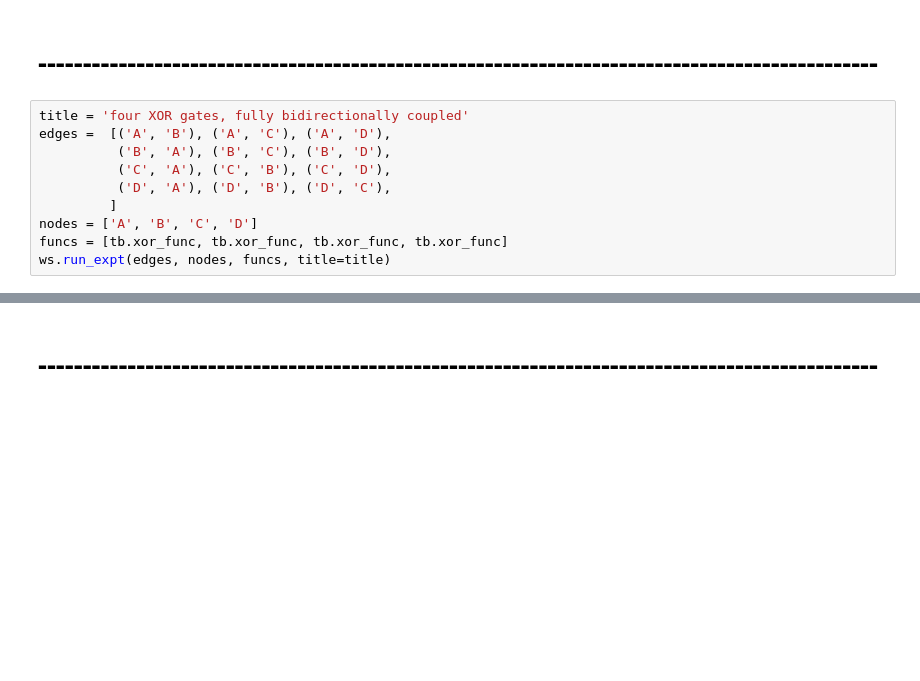
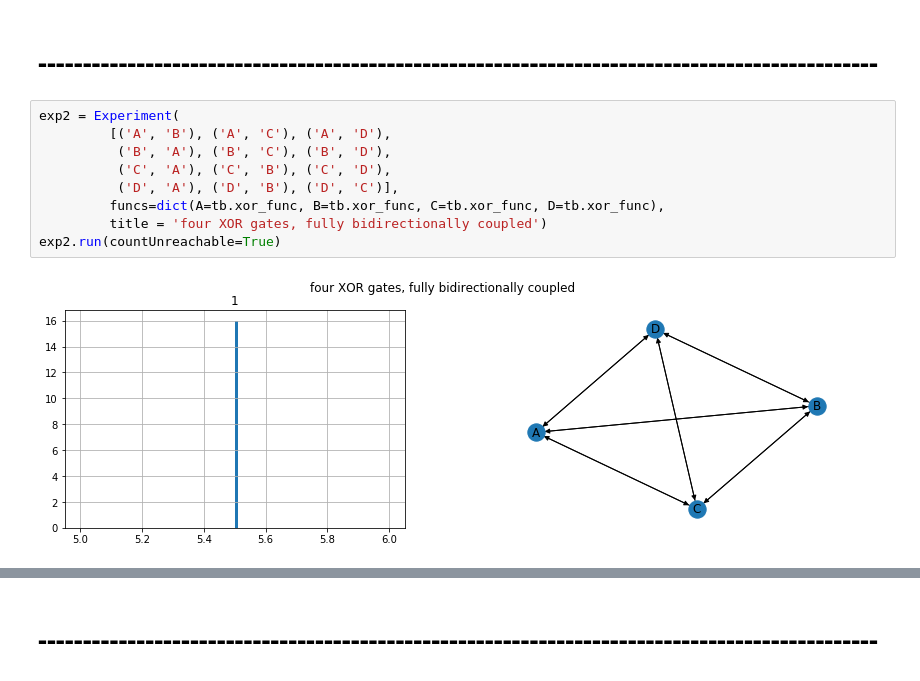
Before and after one commit to wesmith/phial, a Jupyter notebook: notebooks/expt_group1.ipynb, the cells around one changed output, grey strips where cells are left out. Saved outputs shown, nothing was run; the diff lists cells and outputs as text; blank space fills up the shorter version.

Commit message:
running SP's new Experiment class

```diff
--- a/notebooks/expt_group1.ipynb
+++ b/notebooks/expt_group1.ipynb
@@ -36,12 +52,13 @@ exp1.info()
 # %% [markdown]
 # ----------------------------------------------------------------------------------------------
 # %%
-title = 'four XOR gates, fully bidirectionally coupled'
-edges =  [('A', 'B'), ('A', 'C'), ('A', 'D'),
+exp2 = Experiment(
+         [('A', 'B'), ('A', 'C'), ('A', 'D'),
           ('B', 'A'), ('B', 'C'), ('B', 'D'),
           ('C', 'A'), ('C', 'B'), ('C', 'D'),
-          ('D', 'A'), ('D', 'B'), ('D', 'C'),
-         ]
-nodes = ['A', 'B', 'C', 'D']
-funcs = [tb.xor_func, tb.xor_func, tb.xor_func, tb.xor_func]
-ws.run_expt(edges, nodes, funcs, title=title)
+          ('D', 'A'), ('D', 'B'), ('D', 'C')],
+         funcs=dict(A=tb.xor_func, B=tb.xor_func, C=tb.xor_func, D=tb.xor_func),
+         title = 'four XOR gates, fully bidirectionally coupled')
+exp2.run(countUnreachable=True)
+# %% [output]
+[figure, added]
```
Also changed, not shown: parts of 4 cells of this notebook.
